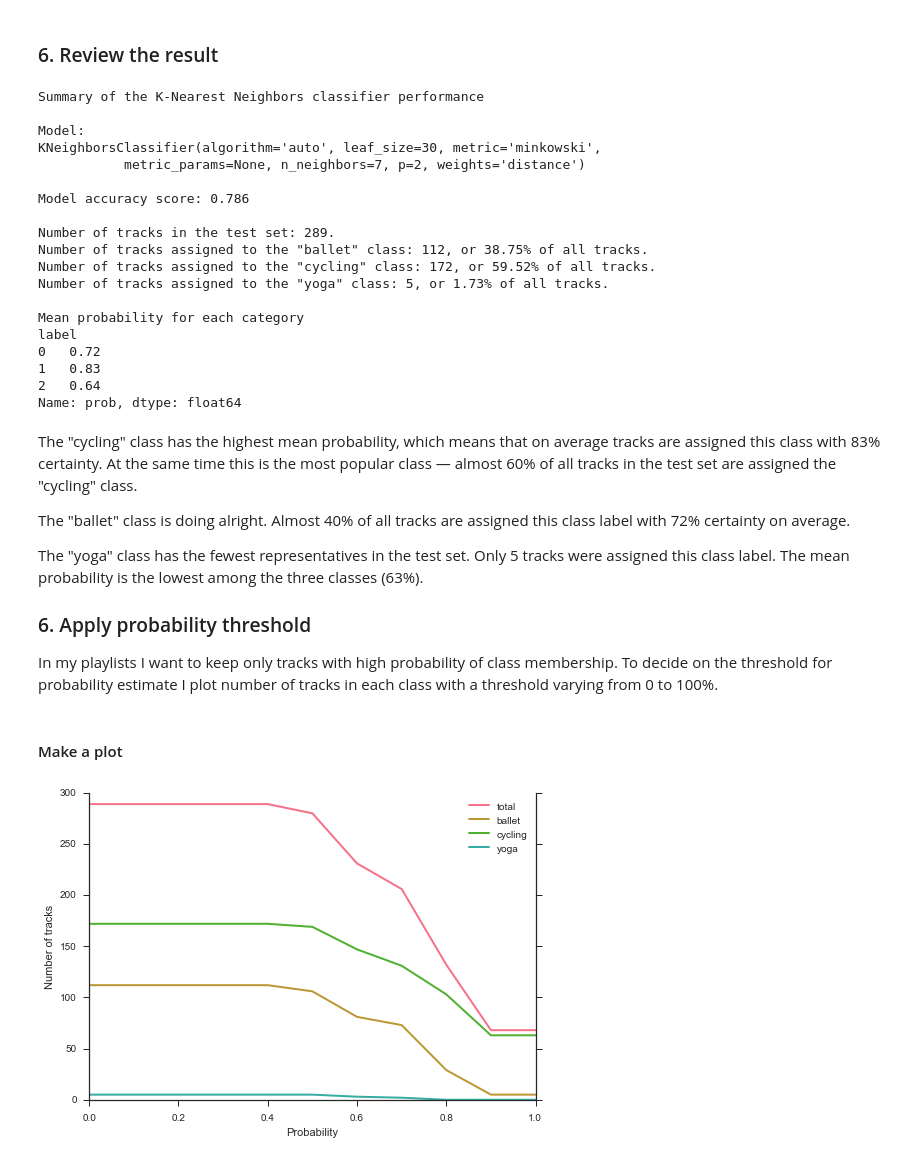
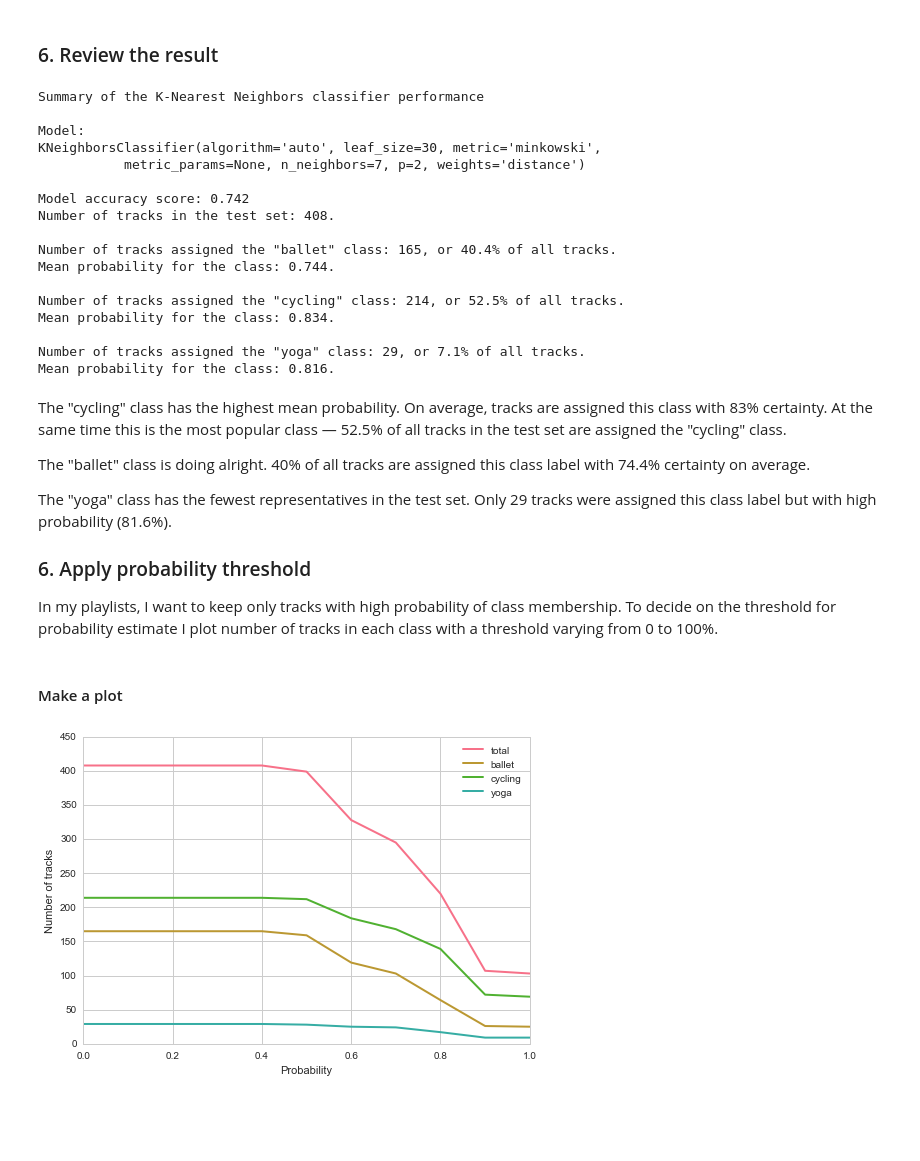
Before and after one commit to medennikova/itunes-music-analysis, a Jupyter notebook: 05_kNN_classifier.ipynb, the cells around one changed output. Cells and saved outputs as stored; diff of their text form; code cells hidden in the pictures; blank space fills up the shorter version.

```diff
--- a/05_kNN_classifier.ipynb
+++ b/05_kNN_classifier.ipynb
@@ -325,6 +292,6 @@ def model_summary(df, model, model_name, labels, cvs):
 # %%
 # print the summary
-model_summary(knn_df, knn, 'K-Nearest Neighbors', labels, cvs)
+model_summary(knn_pred, knn, 'K-Nearest Neighbors', labels, cvs)
 # %% [output]
 Summary of the K-Nearest Neighbors classifier performance
 
@@ -332,64 +299,65 @@ Model:
 KNeighborsClassifier(algorithm='auto', leaf_size=30, metric='minkowski',
            metric_params=None, n_neighbors=7, p=2, weights='distance')
 
-Model accuracy score: 0.786
+Model accuracy score: 0.742
+Number of tracks in the test set: 408.
 
-Number of tracks in the test set: 289.
-Number of tracks assigned to the "ballet" class: 112, or 38.75% of all tracks.
-Number of tracks assigned to the "cycling" class: 172, or 59.52% of all tracks.
-Number of tracks assigned to the "yoga" class: 5, or 1.73% of all tracks.
+Number of tracks assigned the "ballet" class: 165, or 40.4% of all tracks.
+Mean probability for the class: 0.744.
 
-Mean probability for each category
-label
-0   0.72
-1   0.83
-2   0.64
-Name: prob, dtype: float64
+Number of tracks assigned the "cycling" class: 214, or 52.5% of all tracks.
+Mean probability for the class: 0.834.
+
+Number of tracks assigned the "yoga" class: 29, or 7.1% of all tracks.
+Mean probability for the class: 0.816.
 # %% [markdown]
-The "cycling" class has the highest mean probability, which means that on average tracks are assigned this class with 83% certainty. At the same time this is the most popular class — almost 60% of all tracks in the test set are assigned the "cycling" class.
+The "cycling" class has the highest mean probability. On average, tracks are assigned this class with 83% certainty. At the same time this is the most popular class — 52.5% of all tracks in the test set are assigned the "cycling" class.
 
-The "ballet" class is doing alright. Almost 40% of all tracks are assigned this class label with 72% certainty on average.
+The "ballet" class is doing alright. 40% of all tracks are assigned this class label with 74.4% certainty on average.
 
-The "yoga" class has the fewest representatives in the test set. Only 5 tracks were assigned this class label. The mean probability is the lowest among the three classes (63%).
+The "yoga" class has the fewest representatives in the test set. Only 29 tracks were assigned this class label but with high probability (81.6%).
 
 ### 6. Apply probability threshold
-In my playlists I want to keep only tracks with high probability of class membership. To decide on the threshold for  probability estimate I plot number of tracks in each class with a threshold varying from 0 to 100%.
+In my playlists, I want to keep only tracks with high probability of class membership. To decide on the threshold for  probability estimate I plot number of tracks in each class with a threshold varying from 0 to 100%.
-# %%
-def prob_with_threshold(df, threshold):
-    """Returns a df with class probability
-    higher than a threshold.
-    """
-    # drop 'match' column as it's not relevant here
-    df = df.drop('match', 1)
-
-    prob_thres = df[df['prob'] >= threshold]
-    return prob_thres
-
-def sum_category(df, index):
-    """Returns number of tracks in a category
-    """
-    category_size = len(df[df['label'] == index])
-    return category_size
+# %%
+def prob_with_threshold(model_pred, threshold):
+    """Return an array with class probability
+    higher than a threshold.
+    """
+    prob_thres = model_pred[model_pred[:, 1] >= threshold]
+    return prob_thres
 # %% [markdown]
 #### Make a plot
 # %%
+%matplotlib inline
+import matplotlib
+import matplotlib.pyplot as plt
+
+# set seaborn plot defaults
+import seaborn as sns;
+sns.set(palette="husl")
+sns.set_context("notebook")
+sns.set_style("whitegrid")
+
 # threshold values
 xs = list(a / 10.0 for a in range(11))
 
 # all classes
-total = [len(prob_with_threshold(knn_df, i)) for i in xs]
+total = [len(prob_with_threshold(knn_pred, i)) for i in xs]
 line_total = plt.plot(xs, total, linewidth=2, label='total')
 
 for lb in labels:
-    lb_sum = [sum_category(prob_with_threshold(knn_df, i),
-                             labels.index(lb)) for i in xs]
-    line_lb = plt.plot(xs, lb_sum, linewidth=2, label=lb)
+    # label index
+    lb_ind = labels.index(lb)
+    # size of the class
+    lb_size = [class_size(prob_with_threshold(knn_pred,
+                                              i))[lb_ind] for i in xs]
+    line_lb = plt.plot(xs, lb_size, linewidth=2, label=lb)
 
 plt.ylabel('Number of tracks')
 plt.xlabel('Probability')
 plt.legend()
-sns.despine(top=True, right=False)
 plt.show()
 # %% [output]
-[figure, old version]
+[figure, new version]
 # %% [markdown]
```
Also changed, not shown: parts of 40 cells of this notebook.
